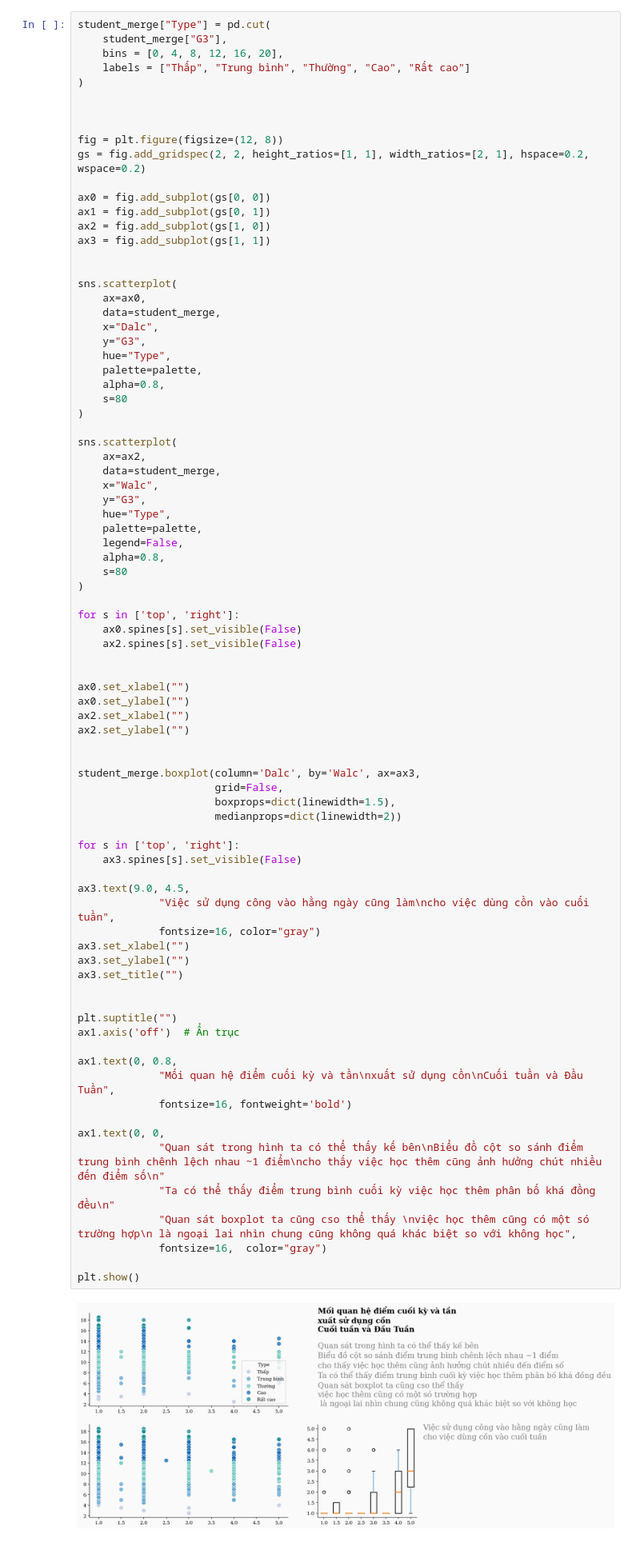
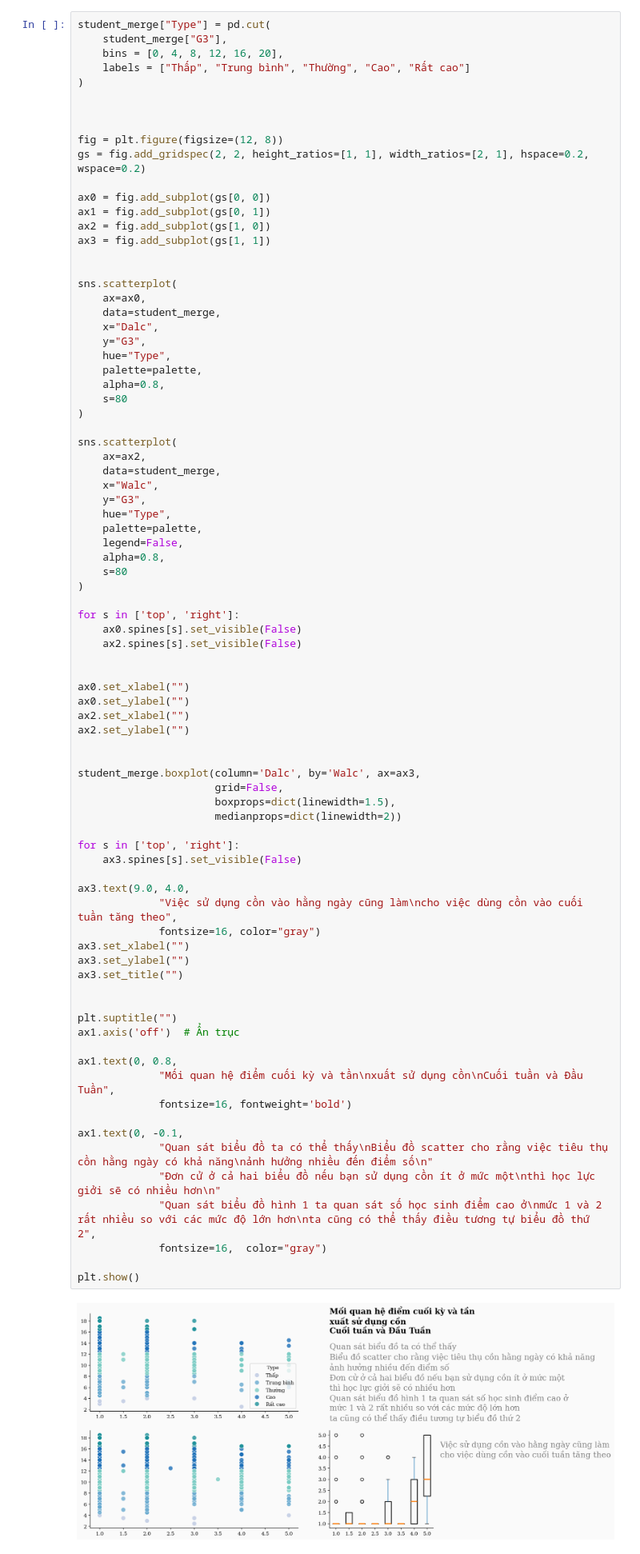
Before and after one commit to TienNguyen0712/student-alcohol-consumption-data-mining, a Jupyter notebook: notebooks/03_eda.ipynb, the cells around one changed output. Shown at 80% size. Saved outputs shown, nothing was run; the diff lists cells and outputs as text.

```diff
--- a/notebooks/03_eda.ipynb
+++ b/notebooks/03_eda.ipynb
@@ -471,40 +512,40 @@ ax0.set_xlabel("")
 ax0.set_ylabel("")
 ax2.set_xlabel("")
 ax2.set_ylabel("")
 
 
 student_merge.boxplot(column='Dalc', by='Walc', ax=ax3,
                       grid=False,
                       boxprops=dict(linewidth=1.5),
                       medianprops=dict(linewidth=2))
 
 for s in ['top', 'right']:
     ax3.spines[s].set_visible(False)
 
-ax3.text(9.0, 4.5,
-             "Việc sử dụng công vào hằng ngày cũng làm\ncho việc dùng cồn vào cuối tuần",
+ax3.text(9.0, 4.0,
+             "Việc sử dụng cồn vào hằng ngày cũng làm\ncho việc dùng cồn vào cuối tuần tăng theo",
              fontsize=16, color="gray")
 ax3.set_xlabel("")
 ax3.set_ylabel("")
 ax3.set_title("")
 
 
 plt.suptitle("")
 ax1.axis('off')  # Ẩn trục
 
 ax1.text(0, 0.8,
              "Mối quan hệ điểm cuối kỳ và tần\nxuất sử dụng cồn\nCuối tuần và Đầu Tuần",
              fontsize=16, fontweight='bold')
 
-ax1.text(0, 0,
-             "Quan sát trong hình ta có thể thấy kế bên\nBiểu đồ cột so sánh điểm trung bình chênh lệch nhau ~1 điểm\ncho thấy việc học thêm cũng ảnh hưởng chút nhiều đến điểm số\n"
-             "Ta có thể thấy điểm trung bình cuối kỳ việc học thêm phân bố khá đồng đều\n"
-             "Quan sát boxplot ta cũng cso thể thấy \nviệc học thêm cũng có một só trường hợp\n là ngoại lai nhìn chung cũng không quá khác biệt so với không học",
+ax1.text(0, -0.1,
+             "Quan sát biểu đồ ta có thể thấy\nBiểu đồ scatter cho rằng việc tiêu thụ cồn hằng ngày có khả năng\nảnh hưởng nhiều đến điểm số\n"
+             "Đơn cử ở cả hai biểu đồ nếu bạn sử dụng cồn ít ở mức một\nthì học lực giởi sẽ có nhiều hơn\n"
+             "Quan sát biểu đồ hình 1 ta quan sát số học sinh điểm cao ở\nmức 1 và 2 rất nhiều so với các mức độ lớn hơn\nta cũng có thể thấy điều tương tự biểu đồ thứ 2",
              fontsize=16,  color="gray")
 
 plt.show()
 # %% [output]
-[figure, old version]
+[figure, new version]
 # %% [markdown]
 ## **👨‍👩‍👧‍👦 Social & Family Factors (Nhóm xã hội và Gia đình)**
 # %%
```
Also changed, not shown: parts of 2 cells of this notebook.
